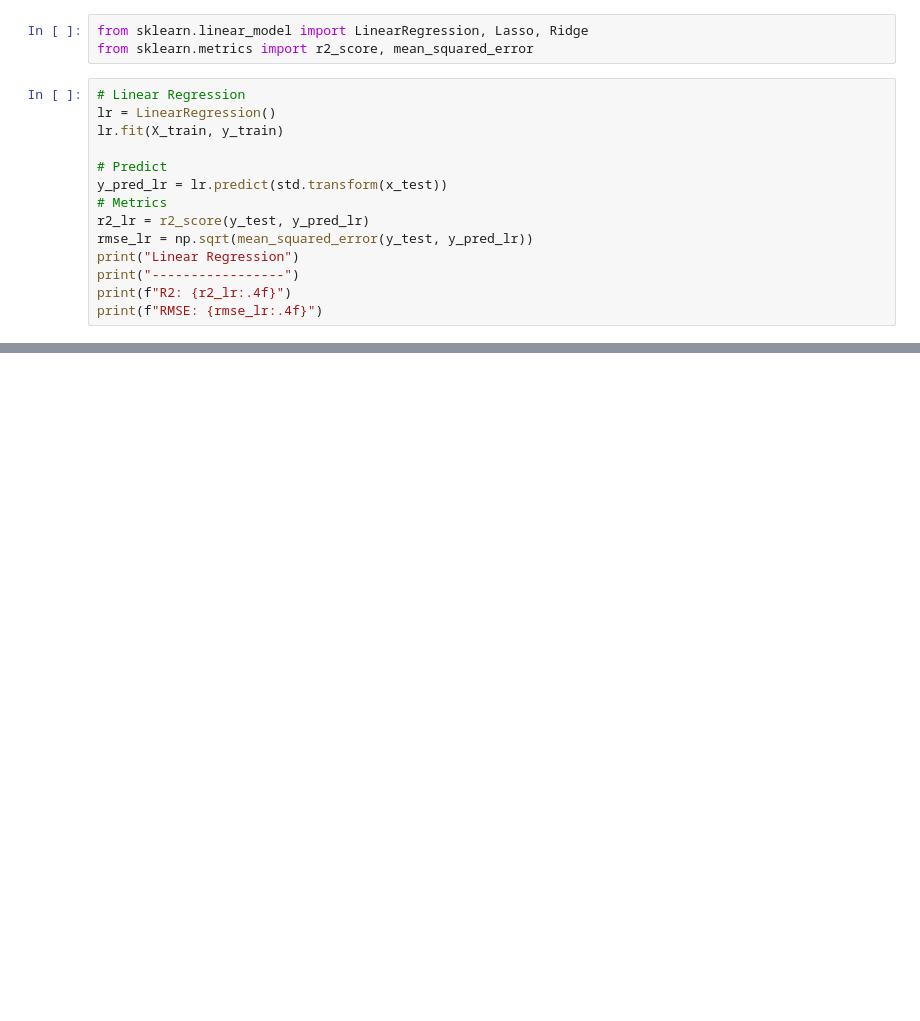
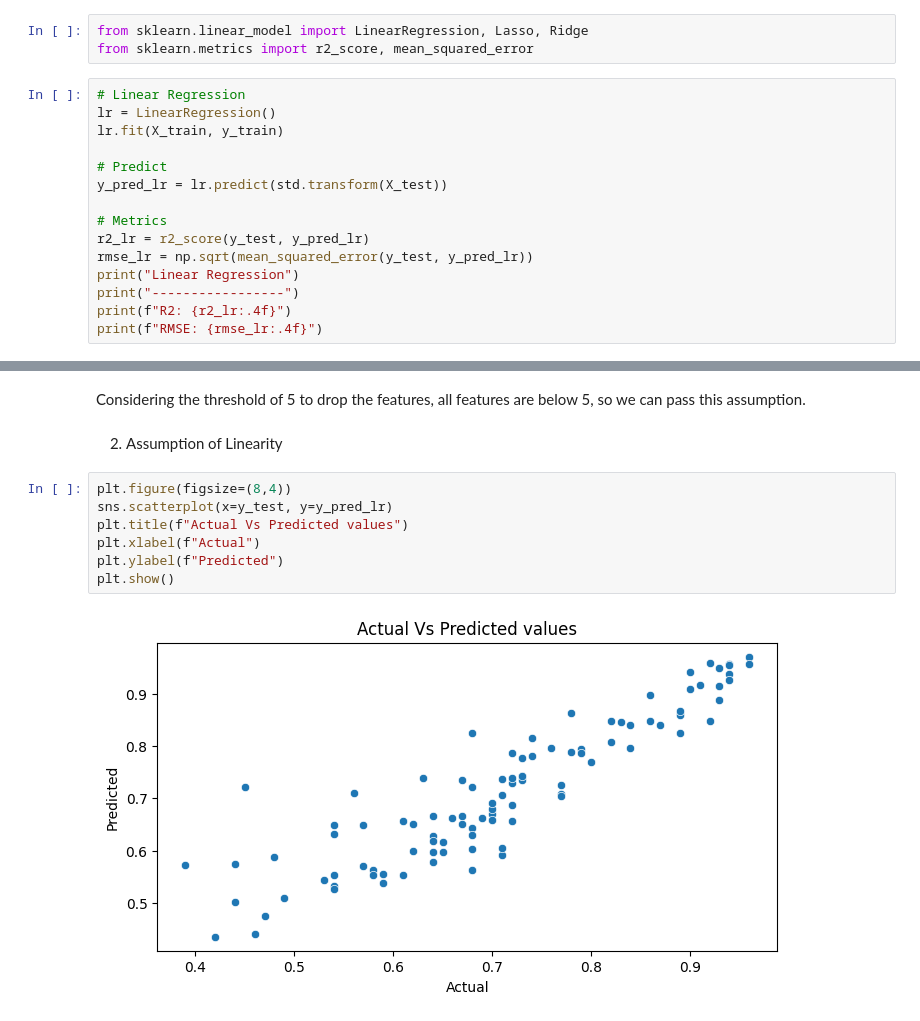
Before and after one commit to prathameshk1995/jamboree-prediction, a Jupyter notebook: notebook.ipynb, the cells around one changed output, grey strips where cells are left out. Drawn from its saved outputs; the diff is of its cells as text; blank space fills up the shorter version.

```diff
--- a/notebook.ipynb
+++ b/notebook.ipynb
@@ -324,7 +324,8 @@ lr = LinearRegression()
 lr.fit(X_train, y_train)
 
 # Predict
-y_pred_lr = lr.predict(std.transform(x_test))
+y_pred_lr = lr.predict(std.transform(X_test))
+
 # Metrics
 r2_lr = r2_score(y_test, y_pred_lr)
 rmse_lr = np.sqrt(mean_squared_error(y_test, y_pred_lr))
@@ -334,0 +413,13 @@ print(f"RMSE: {rmse_lr:.4f}")
+# %% [markdown]
+Considering the threshold of 5 to drop the features, all features are below 5, so we can pass this assumption.
+# %% [markdown]
+2) Assumption of Linearity
+# %%
+plt.figure(figsize=(8,4))
+sns.scatterplot(x=y_test, y=y_pred_lr)
+plt.title(f"Actual Vs Predicted values")
+plt.xlabel(f"Actual")
+plt.ylabel(f"Predicted")
+plt.show()
+# %% [output]
+[figure, added]
```
Also changed, not shown: parts of 17 cells of this notebook, 2 other files.
